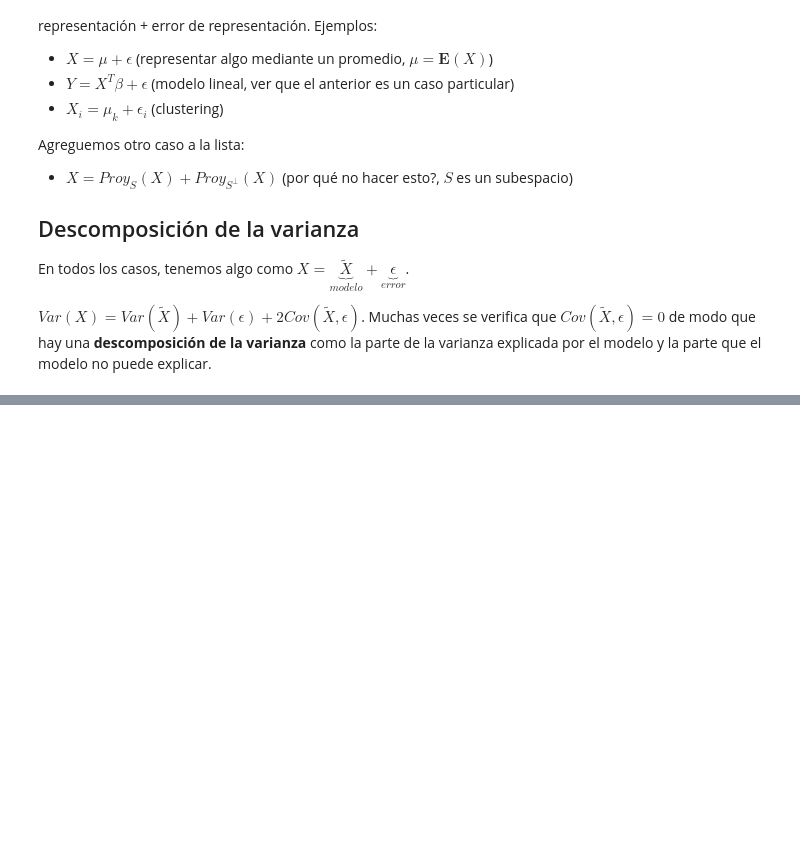
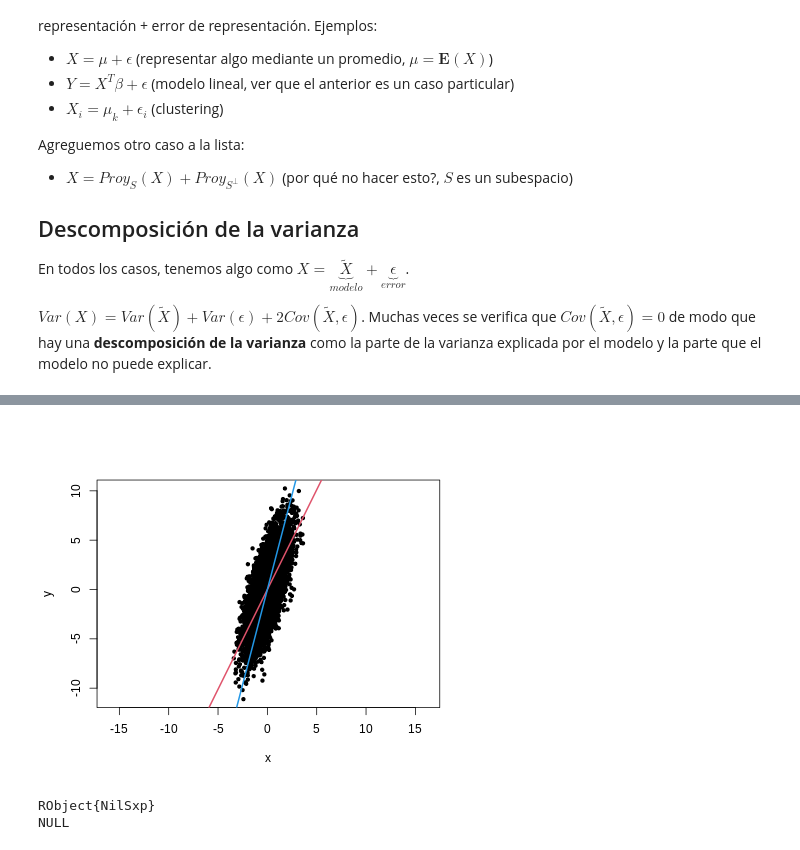
Before and after one commit to diegoax/ALNAE-2026, a Jupyter notebook: Notebooks/clase07_ALNAE_2026.ipynb, the cells around one changed output, grey strips where cells are left out. Drawn from its saved outputs; the diff is of its cells as text; code cells hidden in the pictures; blank space fills up the shorter version.

```diff
--- a/Notebooks/clase07_ALNAE_2026.ipynb
+++ b/Notebooks/clase07_ALNAE_2026.ipynb
@@ -391,0 +392,20 @@ NULL
+# %%
+R"
+n <- 10000
+set.seed(1234)
+x <- rnorm(n)
+x <- x - mean(x)
+y <- 2*x + rnorm(n, sd = 2)
+y <- y - mean(y)
+
+plot(x,y, pch = 20, asp = 1)
+abline(lm(y~x), col = 2, lwd = 2)
+
+# arrows(0,0,princomp(cbind(x,y))$loadings[1,1]*4, princomp(cbind(x,y))$loadings[2,1]*4, lwd = 2, col = 4, len = .1)
+b <- princomp(cbind(x,y))$loadings[2,1]/princomp(cbind(x,y))$loadings[1,1]
+abline(0,b, col = 4, lwd = 2)
+"
+# %% [output]
+[figure, added]
+RObject{NilSxp}
+NULL
```
Also changed, not shown: parts of 4 cells of this notebook.
